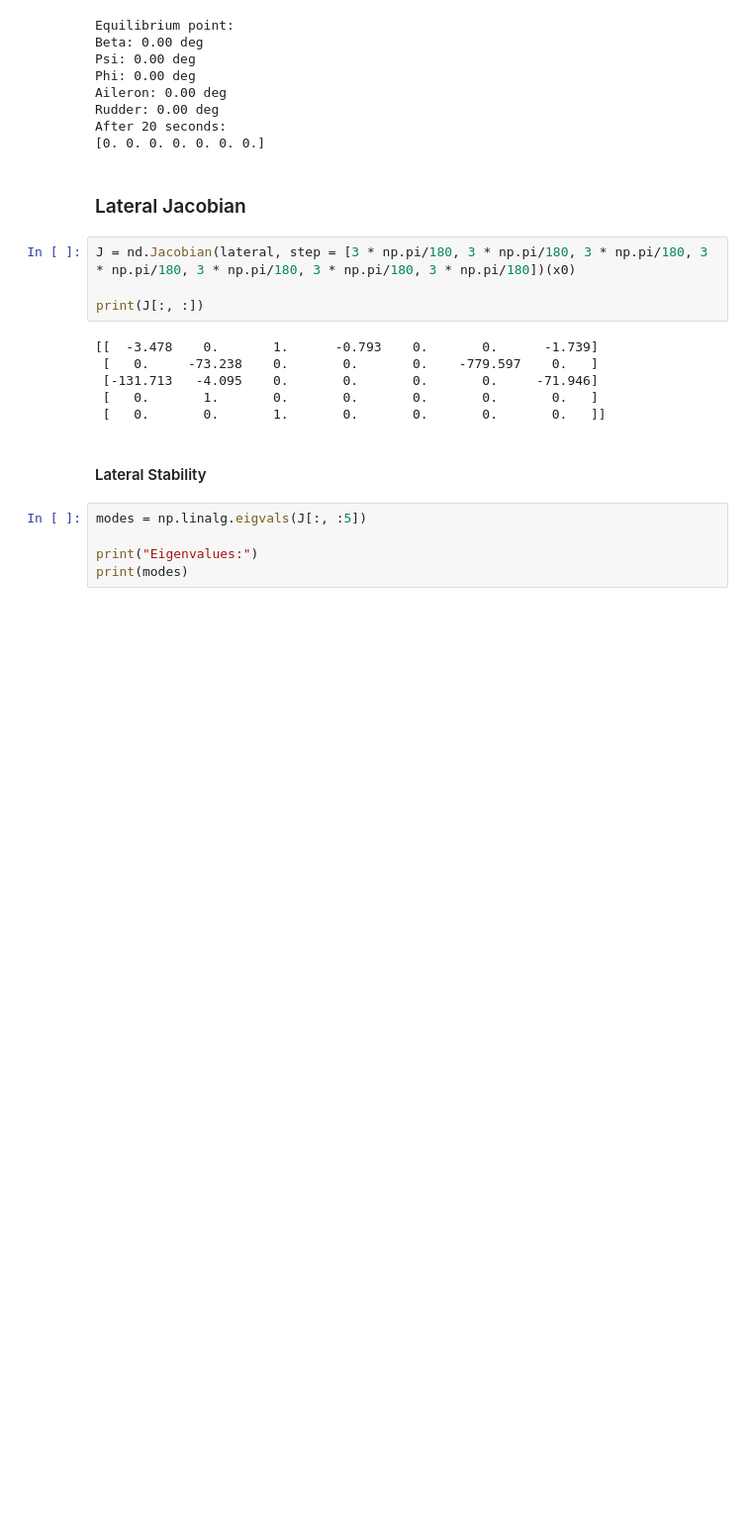
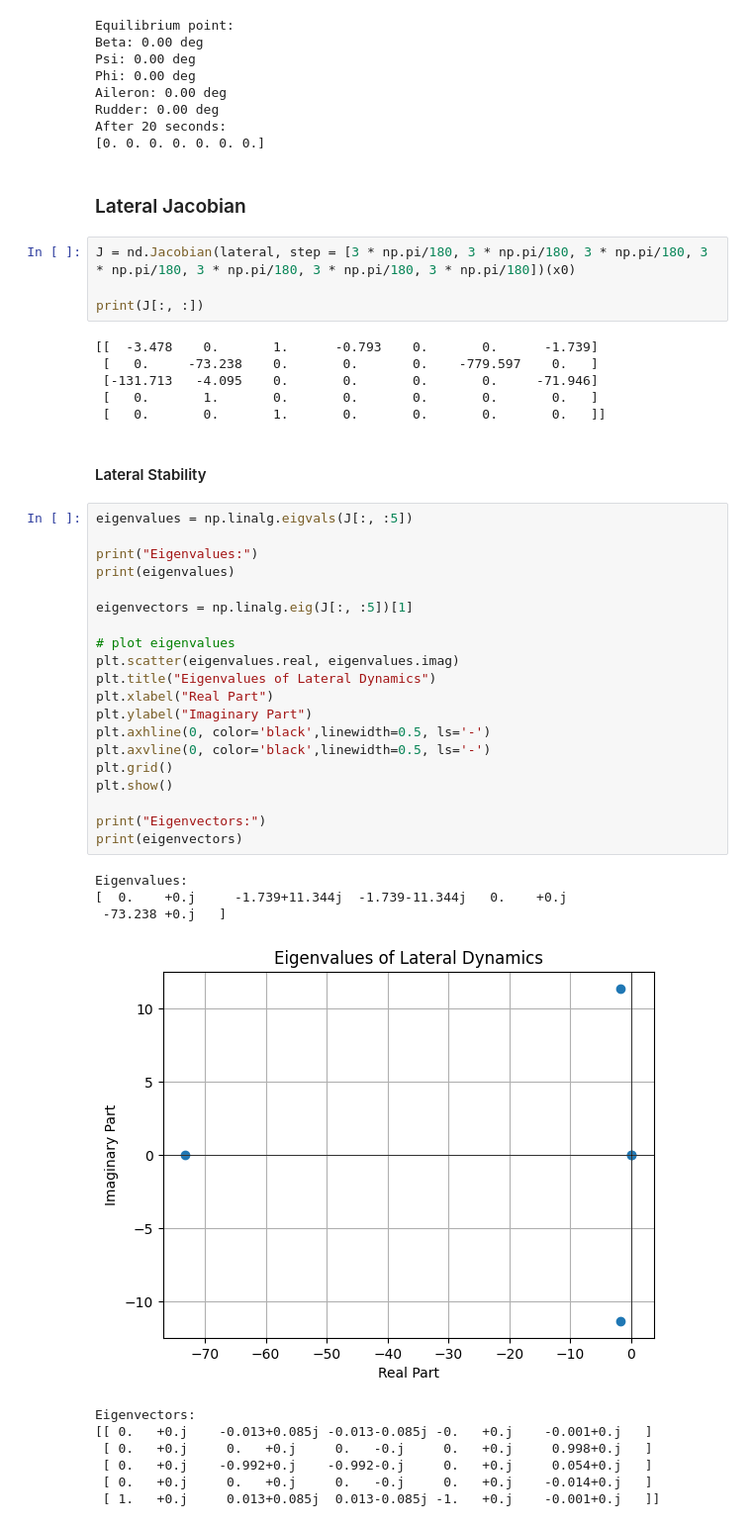
Before and after one commit to gregora/Wright, a Jupyter notebook: static_analysis.ipynb, the cells around one changed output. Shown at 99% size. Saved outputs shown, nothing was run; the diff lists cells and outputs as text; blank space fills up the shorter version.

Commit message:
Add eigenvectors to the lateral dynamics in static analysis

```diff
--- a/static_analysis.ipynb
+++ b/static_analysis.ipynb
@@ -543,7 +543,33 @@ print(J[:, :])
 # %% [markdown]
 #### Lateral Stability
 # %%
-modes = np.linalg.eigvals(J[:, :5])
+eigenvalues = np.linalg.eigvals(J[:, :5])
 
 print("Eigenvalues:")
-print(modes)
+print(eigenvalues)
+
+eigenvectors = np.linalg.eig(J[:, :5])[1]
+
+# plot eigenvalues
+plt.scatter(eigenvalues.real, eigenvalues.imag)
+plt.title("Eigenvalues of Lateral Dynamics")
+plt.xlabel("Real Part")
+plt.ylabel("Imaginary Part")
+plt.axhline(0, color='black',linewidth=0.5, ls='-')
+plt.axvline(0, color='black',linewidth=0.5, ls='-')
+plt.grid()
+plt.show()
+
+print("Eigenvectors:")
+print(eigenvectors)
+# %% [output]
+Eigenvalues:
+[  0.    +0.j     -1.739+11.344j  -1.739-11.344j   0.    +0.j
+ -73.238 +0.j   ]
+[figure, added]
+Eigenvectors:
+[[ 0.   +0.j    -0.013+0.085j -0.013-0.085j -0.   +0.j    -0.001+0.j   ]
+ [ 0.   +0.j     0.   +0.j     0.   -0.j     0.   +0.j     0.998+0.j   ]
+ [ 0.   +0.j    -0.992+0.j    -0.992-0.j     0.   +0.j     0.054+0.j   ]
+ [ 0.   +0.j     0.   +0.j     0.   -0.j     0.   +0.j    -0.014+0.j   ]
+ [ 1.   +0.j     0.013+0.085j  0.013-0.085j -1.   +0.j    -0.001+0.j   ]]
```
Also changed, not shown: parts of 1 cell of this notebook.
